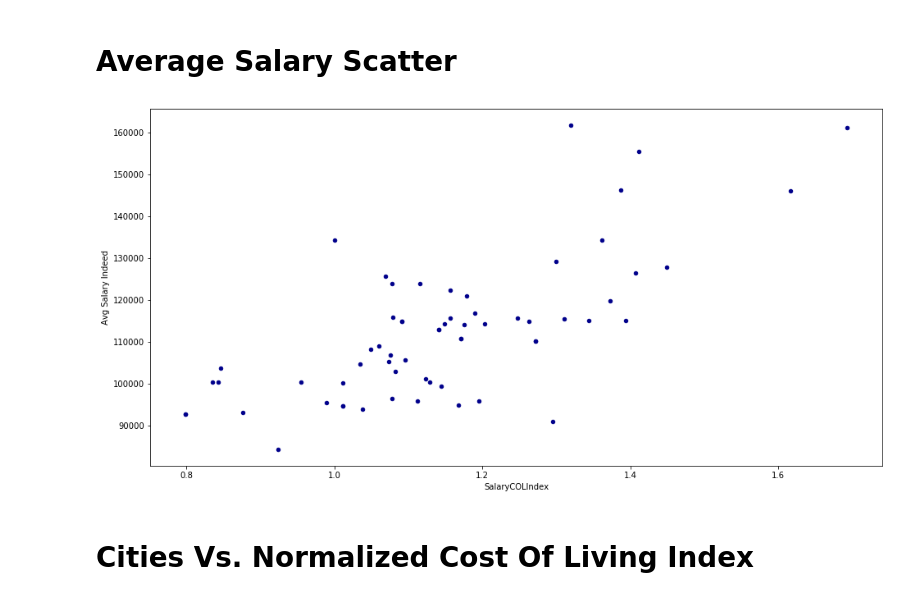
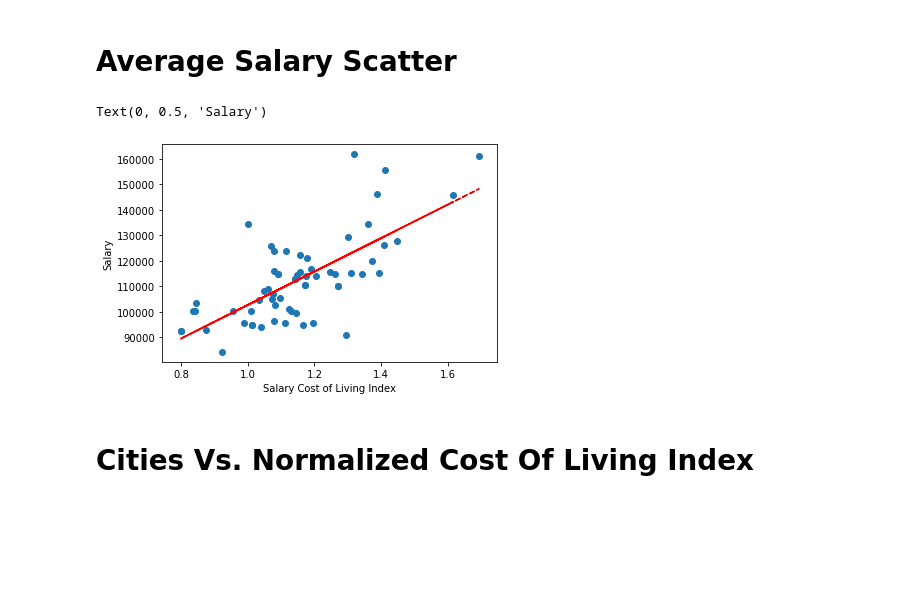
Before and after one commit to look4parul/Project1_PPDR-Consultants, a Jupyter notebook: JobMarketAnalysis/indeed_data_analysis.ipynb, the cells around one changed output. Saved outputs shown, nothing was run; the diff lists cells and outputs as text; code cells hidden in the pictures; blank space fills up the shorter version.

```diff
--- a/JobMarketAnalysis/indeed_data_analysis.ipynb
+++ b/JobMarketAnalysis/indeed_data_analysis.ipynb
@@ -214,10 +214,18 @@ df_col_complete_student_jobs_salary_final.head()
 5 rows × 22 columns
 # %% [markdown]
 # Average Salary Scatter
-# %%
- ax1 = df_col_complete_student_jobs_salary_final.plot.scatter(x='SalaryCOLIndex', y='Avg Salary Indeed', c='DarkBlue', figsize=(16,8))
-# %% [output]
-[figure, removed]
+# %%
+x = df_col_complete_student_jobs_salary_final['SalaryCOLIndex']
+y = df_col_complete_student_jobs_salary_final['Avg Salary Indeed']
+plt.scatter(x, y)
+z = np.polyfit(x, y, 1)
+p = np.poly1d(z)
+plt.plot(x,p(x),"r--")
+plt.xlabel('Salary Cost of Living Index')
+plt.ylabel('Salary')
+# %% [output]
+Text(0, 0.5, 'Salary')
+[figure, added]
 # %% [markdown]
 # Cities Vs. Normalized Cost Of Living Index
 # %%
```
Also changed, not shown: parts of 2 cells of this notebook.
